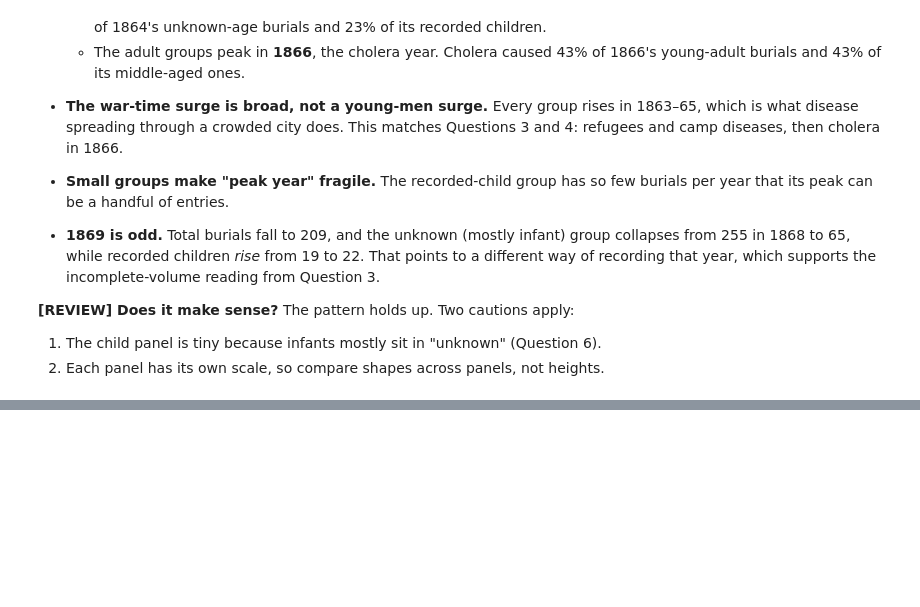
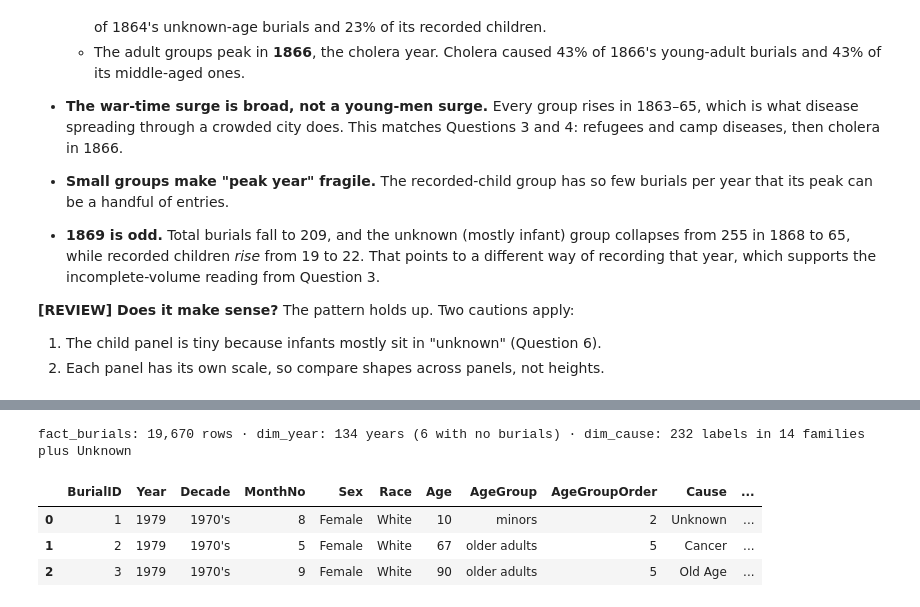
Before and after one commit to ryRyTheCoder/cause_of_death, a Jupyter notebook: submissions/juan_zavala/cemetery_analysis.ipynb, the cells around one changed output, grey strips where cells are left out. Saved outputs shown, nothing was run; the diff lists cells and outputs as text; code cells hidden in the pictures; blank space fills up the shorter version.

```diff
--- a/submissions/juan_zavala/cemetery_analysis.ipynb
+++ b/submissions/juan_zavala/cemetery_analysis.ipynb
@@ -992,0 +1019,80 @@ save(fig, 'q8_age_groups_1860s.png')
+# %%
+# Cause families: a coarser grouping of the Question 1 labels, for one slicer
+FAMILY = {
+    'Epidemic disease & fevers': ['Cholera', 'Cholera Morbus', 'Smallpox', 'Yellow Fever', 'Typhoid Fever', 'Malaria (intermittent fever, chills and fever)',
+                                  'Congestive Chill or Fever', 'Bilious Fever', 'Spotted Fever'],
+    'Tuberculosis & lungs': ['Tuberculosis (consumption)', 'Phthisic (asthma or tuberculosis)', 'Scrofula', 'White Swelling', 'Pneumonia', 'Bronchitis',
+                             'Pleurisy', 'Influenza (la grippe)', 'Asthma', 'Lung Disease (other)', 'Cold', 'Sore Throat / Quinsy'],
+    'Childhood infections': ['Measles', 'Whooping Cough', 'Diphtheria', 'Croup', 'Scarlet Fever', 'Mumps', 'Chicken Pox'],
+    'Infancy & birth': ['Stillborn', 'Premature Birth', 'Teething', 'Thrush', 'Hives', 'Marasmus', 'Convulsions (spasms, fits)',
+                        'Cholera Infantum (summer complaint)', 'Worms', 'Hydrocephalus (dropsy of the brain)'],
+    'Digestive': ['Dysentery (flux)', 'Diarrhea', 'Bowel Inflammation / Disease', 'Intestinal Obstruction / Hernia', 'Appendicitis / Peritonitis',
+                  'Stomach Disease (dyspepsia, gastritis)', 'Colic', 'Liver Disease', 'Jaundice'],
+    'Heart, stroke & circulation': ['Heart Disease', 'Apoplexy (stroke)', 'Paralysis', 'Vascular Disease (arteriosclerosis, aneurysm, embolism)',
+                                    'Dropsy', 'Hemorrhage'],
+    'Brain & nerves': ['Brain Fever / Inflammation', 'Brain or Head Disease (unspecified)', 'Softening of the Brain', 'Meningitis', 'Epilepsy',
+                       'Insanity', 'Nervous Disorders'],
+    'Cancer & tumors': ['Cancer', 'Tumor'],
+    'Childbirth': ['Childbirth (incl. childbed fever)'],
+    'Old age & debility': ['Old Age', 'Debility / Exhaustion'],
+    'Violence & accidents': ['Accident', 'Drowning', 'Burns / Scalds', 'Gunshot', 'Homicide / Violence', 'Suicide', 'Poisoning / Overdose',
+                             'Alcoholism (intemperance)', 'Suffocation (smothered, overlaid)', 'Exposure (heat or cold)', 'Wound (unspecified)',
+                             'Killed in War', 'Execution (hanged by law)', 'Sudden Death'],
+    'Other illness': ["Kidney / Urinary Disease (Bright's disease, nephritis, gravel)", 'Diabetes', 'Rheumatism (incl. rheumatic fever)', 'Erysipelas',
+                      'Abscess / Fistula / Carbuncle', 'Gangrene (mortification)', 'Blood Poisoning (septicemia)', 'Tetanus (lockjaw)', 'Syphilis',
+                      'Anemia', 'Pellagra', 'Ulcer', 'Spinal Disease', 'Uterine Disease (womb)', 'Vaccination Complication', 'Broken Heart'],
+    'Vague or unspecified': ['Complications (unspecified)', 'Fever (unspecified)', 'Inflammation (unspecified)', 'Congestion (unspecified)'],
+    'Unknown': [rules.UNKNOWN],
+}
+fam_of = {c: f for f, cs in FAMILY.items() for c in cs}
+assert len(fam_of) == sum(len(cs) for cs in FAMILY.values()), 'a label is listed in two families'
+rule_labels = set(uniq.loc[uniq['method'] == 'rule', 'Cause of Death Updated'])
+assert rule_labels == set(fam_of), (sorted(rule_labels - set(fam_of)), sorted(set(fam_of) - rule_labels))
+family = df['Cause of Death Updated'].map(lambda c: fam_of.get(c, 'Other (rare, as written)'))
+
+ERAS = ['1846-1855', 'Before the war (1856-60)', 'Civil War (1861-65)', 'After the war (1866-70)', '1871-1979']
+def era_of(years):
+    return pd.cut(years, [1845, 1855, 1860, 1865, 1870, 1979], labels=ERAS).astype(object).where(years.notna(), 'unknown')
+
+PBI = Path('powerbi')
+PBI.mkdir(exist_ok=True)
+sex = df['Sex'].str.upper().str.strip(' .').map({'M': 'Male', 'F': 'Female'}).fillna('Other/blank')
+race_label = race.map({'W': 'White', 'B': 'Black'}).fillna('Other/blank')
+fact_tbl = pd.DataFrame({
+    'BurialID': range(1, len(df) + 1), 'Year': df['_year'].astype('Int64'), 'Decade': df['decade'],
+    'MonthNo': pd.to_numeric(df['Month No.'], errors='coerce').astype('Int64'), 'Sex': sex, 'Race': race_label,
+    'Age': df['_age'].astype('Int64'), 'AgeGroup': df['age group'],
+    'AgeGroupOrder': df['age group'].map({g: i for i, g in enumerate(AGE_ORDER, 1)}),
+    'Cause': df['Cause of Death Updated'], 'CauseFamily': family, 'Era': era_of(df['_year']), 'Volume': df['Volume'],
+})
+fact_tbl.to_csv(PBI / 'fact_burials.csv', index=False)
+
+years = pd.Series(range(int(df['_year'].min()), int(df['_year'].max()) + 1), name='Year')
+dim_year = pd.DataFrame({'Year': years, 'Decade': decade_label(years.astype(str)), 'DecadeStart': years // 10 * 10,
+                         'Era': era_of(years.astype(float)), 'EraOrder': era_of(years.astype(float)).map({e: i for i, e in enumerate(ERAS, 1)})})
+dim_year.to_csv(PBI / 'dim_year.csv', index=False)
+pd.DataFrame({'AgeGroup': AGE_ORDER, 'SortOrder': range(1, 7),
+              'AgeRange': ['0-5', '6-17', '18-30', '31-50', '51+', 'blank (mostly infants)']}).to_csv(PBI / 'dim_age_group.csv', index=False)
+causes = fact_tbl.groupby(['Cause', 'CauseFamily']).size().reset_index(name='Burials')
+causes['IsKnown'] = np.where(causes['Cause'] != rules.UNKNOWN, 'Yes', 'No')
+causes['IsVague'] = np.where(causes['Cause'].isin(VAGUE), 'Yes', 'No')
+causes.to_csv(PBI / 'dim_cause.csv', index=False)
+
+# [CHECK] the model is complete and joins cleanly (asserted)
+assert fact_tbl['BurialID'].is_unique and len(fact_tbl) == len(df)
+assert fact_tbl['Year'].dropna().isin(dim_year['Year']).all() and dim_year['Year'].is_unique
+assert fact_tbl['Cause'].isin(causes['Cause']).all() and causes['Cause'].is_unique
+assert (fact_tbl['Era'] == 'unknown').sum() == int(df['_year'].isna().sum())
+assert set(fact_tbl['AgeGroupOrder']) == set(range(1, 7))
+fact('n_families', int(fact_tbl.loc[fact_tbl['CauseFamily'] != 'Unknown', 'CauseFamily'].nunique()))
+fact('n_dim_years', len(dim_year))
+fact('n_zero_years', int((~dim_year['Year'].isin(fact_tbl['Year'].dropna())).sum()))
+print(f"fact_burials: {len(fact_tbl):,} rows · dim_year: {len(dim_year)} years ({FACTS['n_zero_years']} with no burials) · "
+      f"dim_cause: {len(causes)} labels in {FACTS['n_families']} families plus Unknown")
+fact_tbl.head(3)
+# %% [output]
+fact_burials: 19,670 rows · dim_year: 134 years (6 with no burials) · dim_cause: 232 labels in 14 families plus Unknown
+|  | BurialID | Year | Decade | MonthNo | Sex | Race | Age | AgeGroup | AgeGroupOrder | Cause | ... |
+| 0 | 1 | 1979 | 1970's | 8 | Female | White | 10 | minors | 2 | Unknown | ... |
+| 1 | 2 | 1979 | 1970's | 5 | Female | White | 67 | older adults | 5 | Cancer | ... |
+| 2 | 3 | 1979 | 1970's | 9 | Female | White | 90 | older adults | 5 | Old Age | ... |
```
Also changed, not shown: parts of 6 cells of this notebook, 10 other files.
